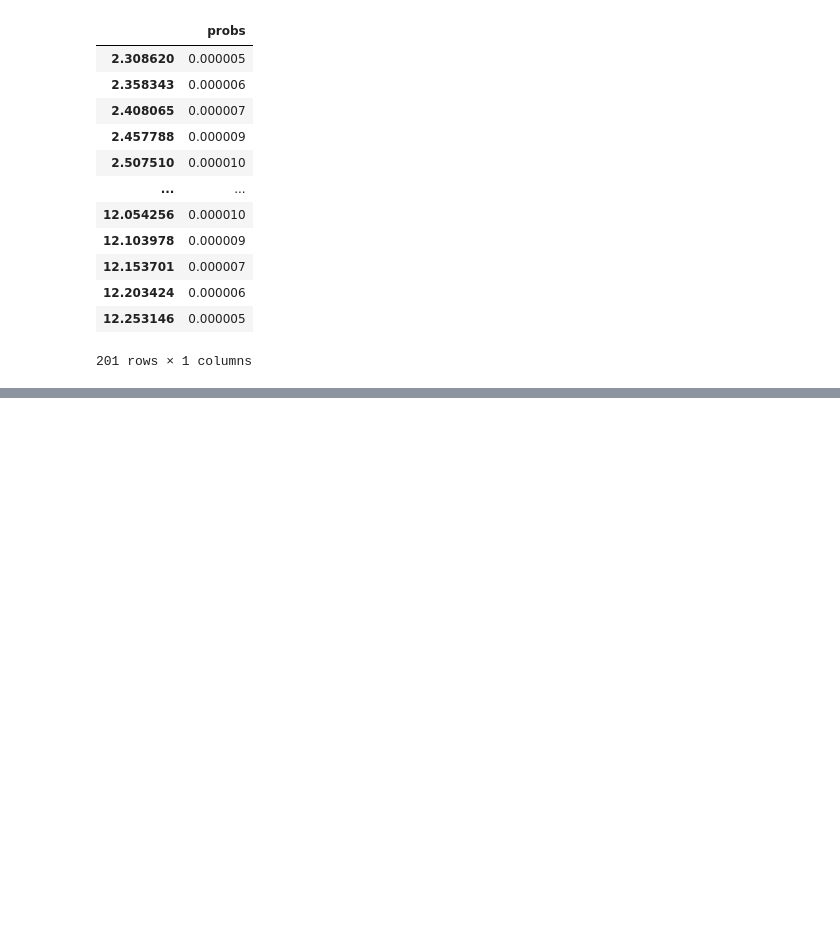
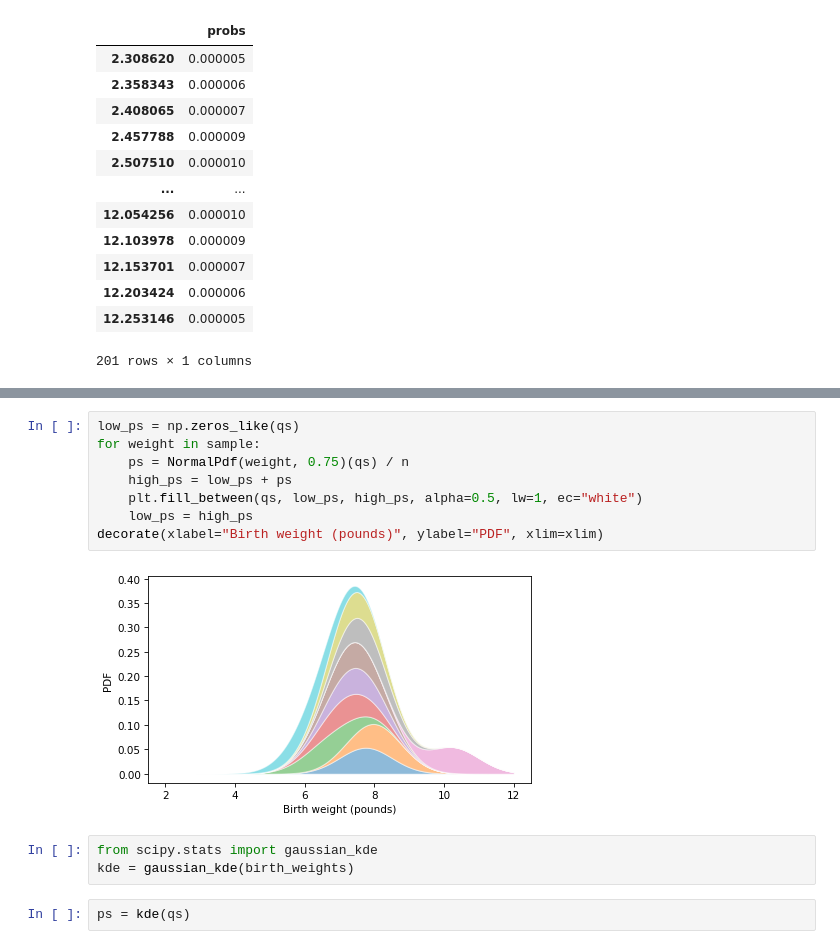
Before and after one commit to lochnes-007/EDA, a Jupyter notebook: nsfg.ipynb, the cells around one changed output, grey strips where cells are left out. Saved outputs shown, nothing was run; the diff lists cells and outputs as text; blank space fills up the shorter version.

```diff
--- a/nsfg.ipynb
+++ b/nsfg.ipynb
@@ -1377,0 +1422,15 @@ pmf_model
+# %%
+low_ps = np.zeros_like(qs)
+for weight in sample:
+    ps = NormalPdf(weight, 0.75)(qs) / n
+    high_ps = low_ps + ps
+    plt.fill_between(qs, low_ps, high_ps, alpha=0.5, lw=1, ec="white")
+    low_ps = high_ps
+decorate(xlabel="Birth weight (pounds)", ylabel="PDF", xlim=xlim)
+# %% [output]
+[figure, added]
+# %%
+from scipy.stats import gaussian_kde
+kde = gaussian_kde(birth_weights)
+# %%
+ps = kde(qs)
```
Also changed, not shown: parts of 5 cells of this notebook.
